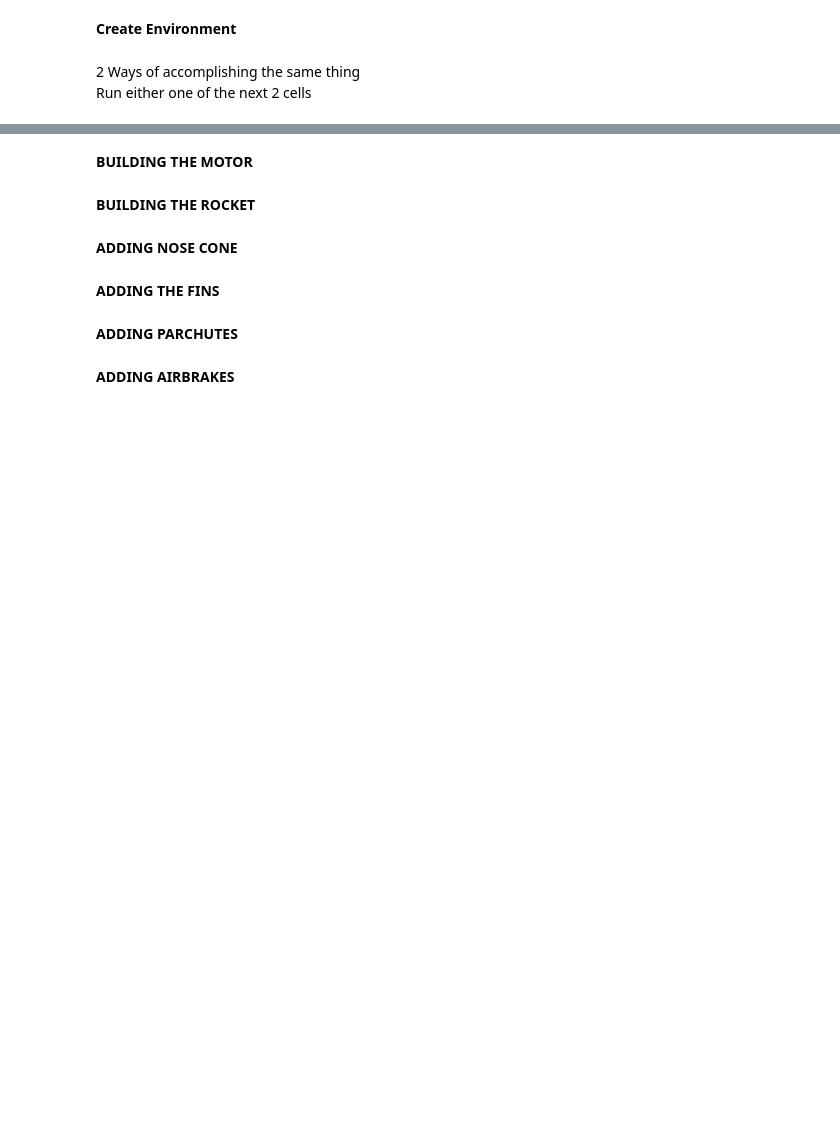
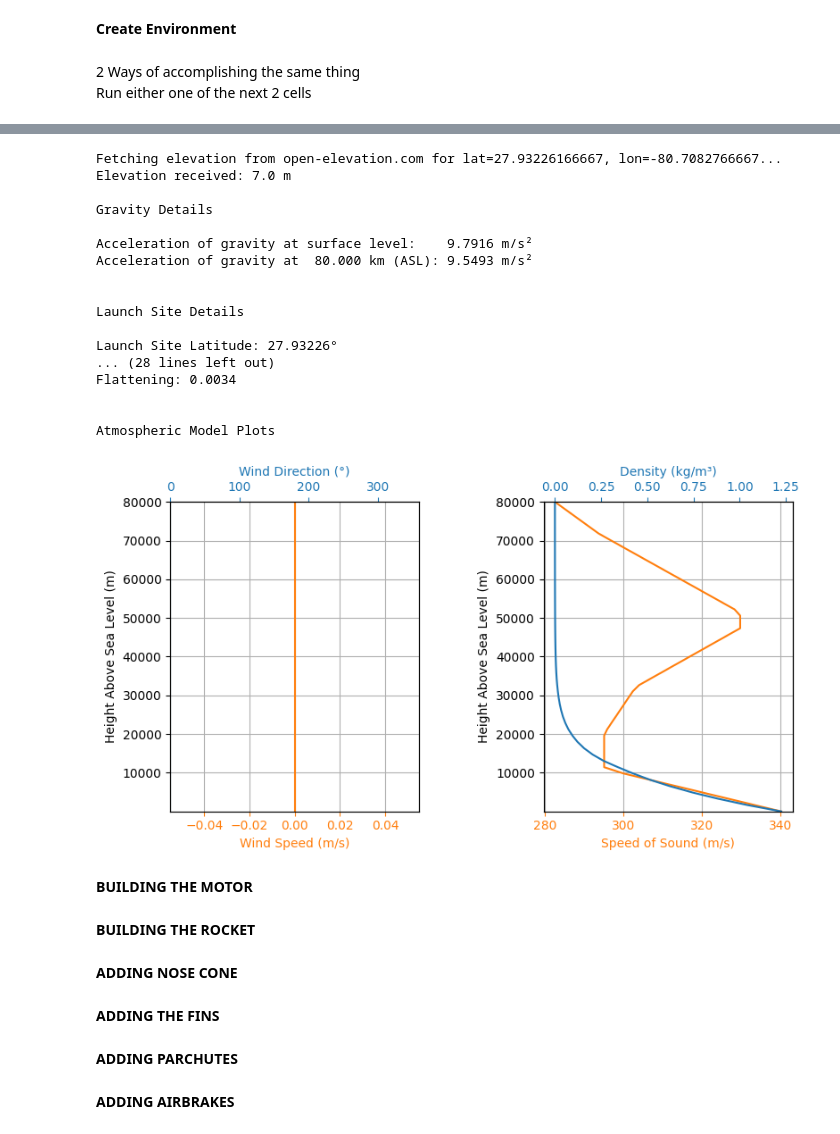
Before and after one commit to usfsoar/NSL_25-26_EECS, a Jupyter notebook: rocketpy/rocket3.ipynb, the cells around one changed output, grey strips where cells are left out. Saved outputs shown, nothing was run; the diff lists cells and outputs as text; code cells hidden in the pictures; blank space fills up the shorter version.

Commit message:
3 March Curent Version
The Environment Class was changed

```diff
--- a/rocketpy/rocket3.ipynb
+++ b/rocketpy/rocket3.ipynb
@@ -50,3 +58,50 @@ env.set_atmospheric_model(type="wyoming_sounding",
+# %%
+# Run either this cell or the previous cell
+# These 2 cells accomplish the same thing in different ways
+# This cell type is set to "Raw"
+
+# GRAVITY_MidlandTX = 9.79207    # [ms^-2]
+
+wyoming_sounding_URL = "https://weather.uwyo.edu/cgi-bin/sounding?region=naconf&TYPE=TEXT%3ALIST&YEAR=2025&MONTH=11&FROM=2712&TO=2712&STNM=72265"
+
+
+env = Environment(
+    latitude=LATITUDE_MidlandTX,
+    longitude=-LONGITUDE_MidlandTX,
+    elevation=ELEVATION_MidlandTX,
+    timezone=TIMEZONE_MidlandTX)
+
+env = Environment(
+    latitude=LATITUDE_PALMBAY_FL,
+    longitude=LONGITUDE_PALMBAY_FL,
+    elevation=ELEVATION_PALMBAY_FL,
+    timezone=TIMEZONE_PALMBAY_FL)
+
+env.set_elevation('Open-Elevation')
+env.info()
+
+env.set_date((launch_date.year, launch_date.month, launch_date.day, 12))  # Hour given in UTC time
+env.set_atmospheric_model(type="wyoming_sounding",
+                          file=wyoming_sounding_URL)
+# %% [output]
+Fetching elevation from open-elevation.com for lat=27.93226166667, lon=-80.7082766667...
+Elevation received: 7.0 m
+
+Gravity Details
+
+Acceleration of gravity at surface level:    9.7916 m/s²
+Acceleration of gravity at  80.000 km (ASL): 9.5493 m/s²
+
+
+Launch Site Details
+
+Launch Site Latitude: 27.93226°
+... (28 lines left out)
+Flattening: 0.0034
+
+
+Atmospheric Model Plots
+[figure, added]
 # %% [markdown]
 **BUILDING THE MOTOR**
 # %%
```
Also changed, not shown: parts of 10 cells of this notebook.
